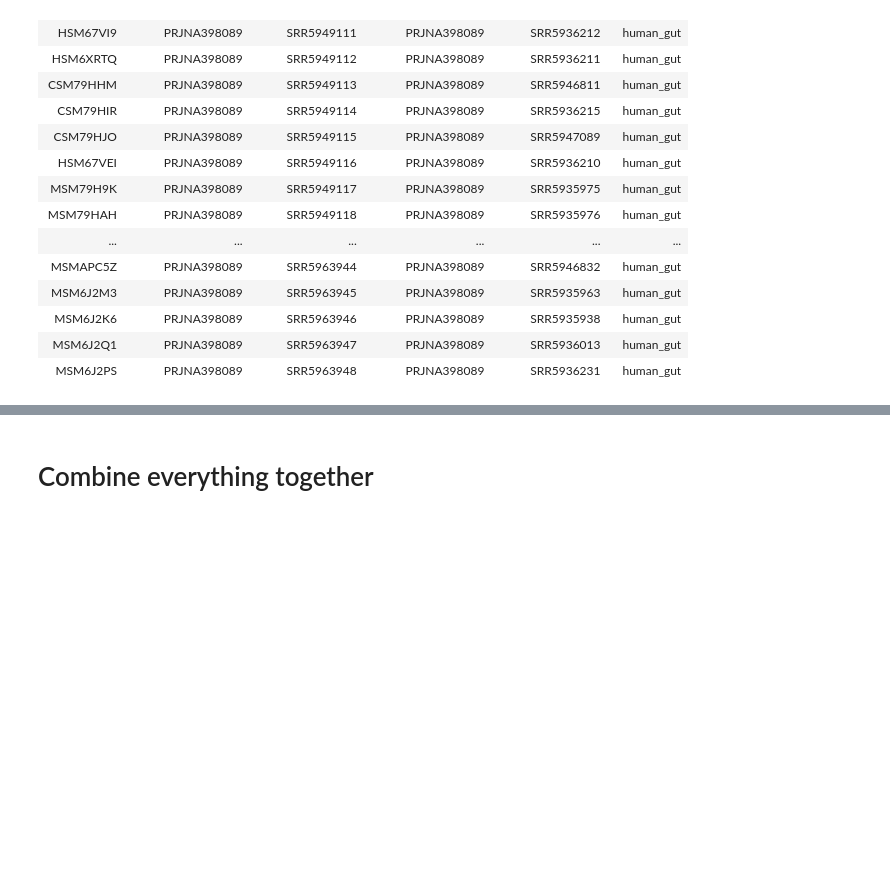
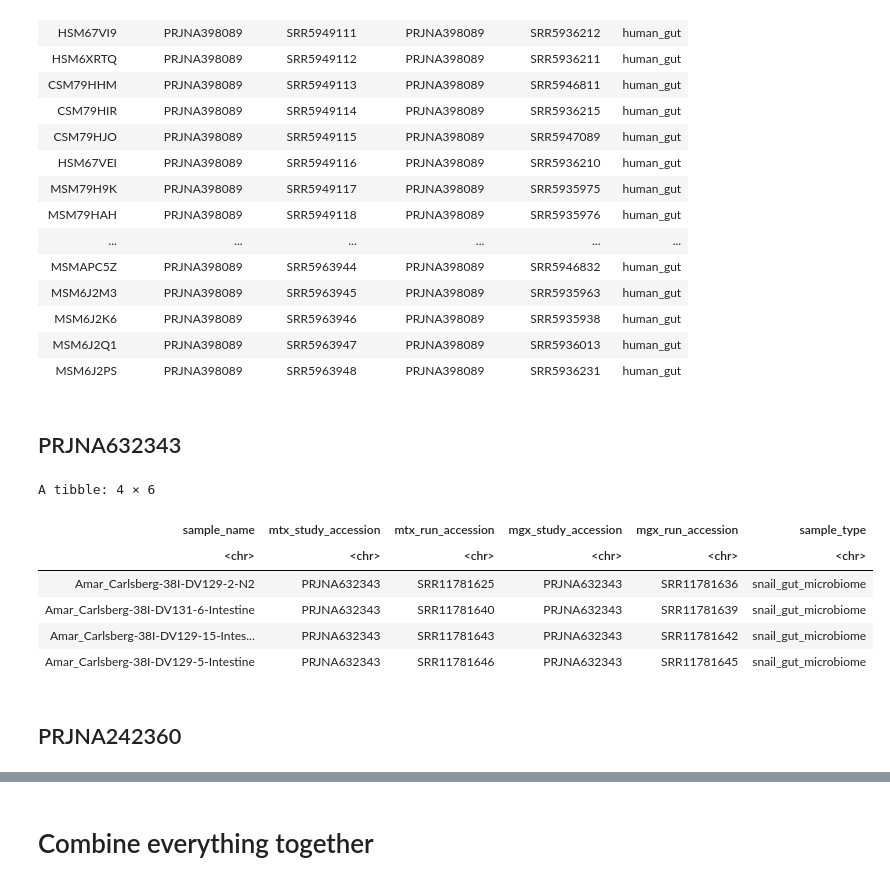
Before and after one commit to Arcadia-Science/2022-mtx-not-in-mgx-pairs, a Jupyter notebook: notebooks/20220816_parse_metadata_paired_mgx_mtx.ipynb, the cells around one changed output, grey strips where cells are left out. Drawn from its saved outputs; the diff is of its cells as text; code cells hidden in the pictures; blank space fills up the shorter version.

```diff
--- a/notebooks/20220816_parse_metadata_paired_mgx_mtx.ipynb
+++ b/notebooks/20220816_parse_metadata_paired_mgx_mtx.ipynb
@@ -911,3 +911,42 @@ A tibble: 761 × 6
 | MSM6J2K6 | PRJNA398089 | SRR5963946 | PRJNA398089 | SRR5935938 | human_gut |
 | MSM6J2Q1 | PRJNA398089 | SRR5963947 | PRJNA398089 | SRR5936013 | human_gut |
 | MSM6J2PS | PRJNA398089 | SRR5963948 | PRJNA398089 | SRR5936231 | human_gut |
+# %% [markdown]
+## PRJNA632343
+# %%
+prjna632343 <- read_tsv("https://www.ebi.ac.uk/ena/portal/api/filereport?accession=PRJNA632343&result=read_run&fields=study_accession,secondary_study_accession,sample_accession,secondary_sample_accession,experiment_accession,run_accession,submission_accession,tax_id,scientific_name,instrument_platform,instrument_model,library_name,nominal_length,library_layout,library_strategy,library_source,library_selection,read_count,base_count,center_name,first_public,last_updated,experiment_title,study_title,study_alias,experiment_alias,run_alias,fastq_bytes,fastq_md5,fastq_ftp,fastq_aspera,fastq_galaxy,submitted_bytes,submitted_md5,submitted_ftp,submitted_aspera,submitted_galaxy,submitted_format,sra_bytes,sra_md5,sra_ftp,sra_aspera,sra_galaxy,cram_index_ftp,cram_index_aspera,cram_index_galaxy,sample_alias,broker_name,sample_title,nominal_sdev,first_created&format=tsv&download=true&limit=0",
+                        show_col_types = F)
+# %%
+prjna632343_mtx <- prjna632343 %>%
+  filter(library_source == "METATRANSCRIPTOMIC") %>%
+  filter(library_strategy == "RNA-Seq") %>%
+  mutate(sample_name = gsub("-Illumina-metaRNA", "", experiment_alias),
+         sample_name = gsub("-Illumina-meta-RNA", "", sample_name)) %>%
+  select(sample_name,
+         mtx_study_accession = study_accession,
+         mtx_run_accession = run_accession)
+
+prjna632343_mgx <- prjna632343 %>%
+  filter(library_source == "METAGENOMIC") %>%
+  filter(library_strategy == "WGS") %>%
+  filter(instrument_platform == "ILLUMINA") %>%
+  mutate(sample_name = gsub("-Illumina-metaDNA", "", experiment_alias),
+         sample_name = gsub("-Illumina-meta-DNA", "", sample_name)) %>%
+  select(sample_name,
+         mgx_study_accession = study_accession,
+         mgx_run_accession = run_accession)
+
+prjna632343_mtx_vs_mgx <- inner_join(prjna632343_mtx, prjna632343_mgx, by = "sample_name") %>%
+  mutate(sample_type = "snail_gut_microbiome")
+
+prjna632343_mtx_vs_mgx
+# %% [output]
+A tibble: 4 × 6
+| sample_name | mtx_study_accession | mtx_run_accession | mgx_study_accession | mgx_run_accession | sample_type |
+| <chr> | <chr> | <chr> | <chr> | <chr> | <chr> |
+| Amar_Carlsberg-38I-DV129-2-N2 | PRJNA632343 | SRR11781625 | PRJNA632343 | SRR11781636 | snail_gut_microbiome |
+| Amar_Carlsberg-38I-DV131-6-Intestine | PRJNA632343 | SRR11781640 | PRJNA632343 | SRR11781639 | snail_gut_microbiome |
+| Amar_Carlsberg-38I-DV129-15-Intes... | PRJNA632343 | SRR11781643 | PRJNA632343 | SRR11781642 | snail_gut_microbiome |
+| Amar_Carlsberg-38I-DV129-5-Intestine | PRJNA632343 | SRR11781646 | PRJNA632343 | SRR11781645 | snail_gut_microbiome |
+# %% [markdown]
+##  PRJNA242360
```
Also changed, not shown: parts of 11 cells of this notebook.
